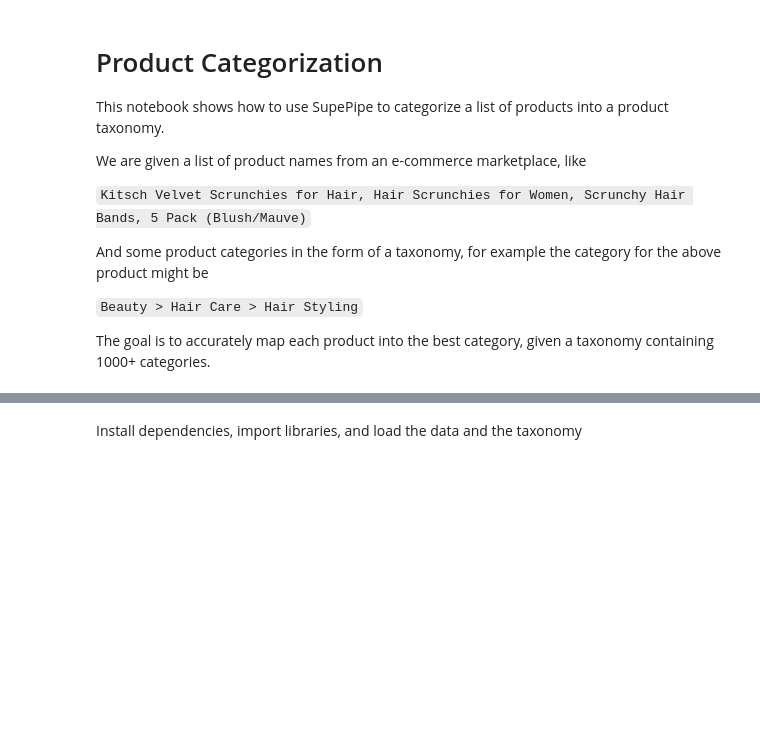
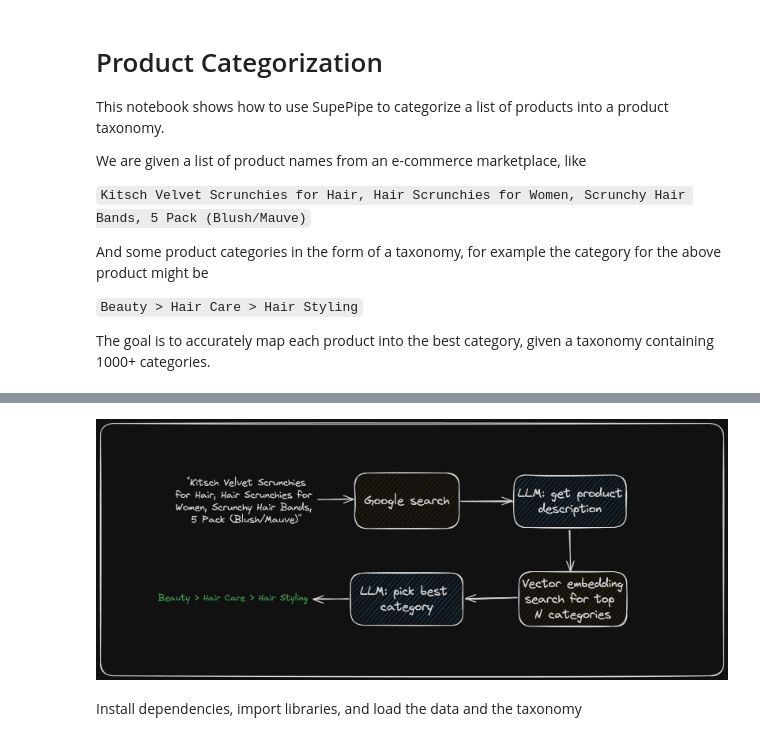
Before and after one commit to villagecomputing/superpipe, a Jupyter notebook: docs/examples/product_categorization/product_categorization.ipynb, the cells around one changed output, grey strips where cells are left out. Saved outputs shown, nothing was run; the diff lists cells and outputs as text; code cells hidden in the pictures; blank space fills up the shorter version.

```diff
--- a/docs/examples/product_categorization/product_categorization.ipynb
+++ b/docs/examples/product_categorization/product_categorization.ipynb
@@ -29,3 +27,8 @@ We'll implement the following multi-step approach:
+# %%
+from IPython.display import Image
+Image("image.png")
+# %% [output]
+[figure, added]
 # %% [markdown]
 Install dependencies, import libraries, and load the data and the taxonomy
 # %%
```
Also changed, not shown: parts of 4 cells of this notebook, 2 other files.
